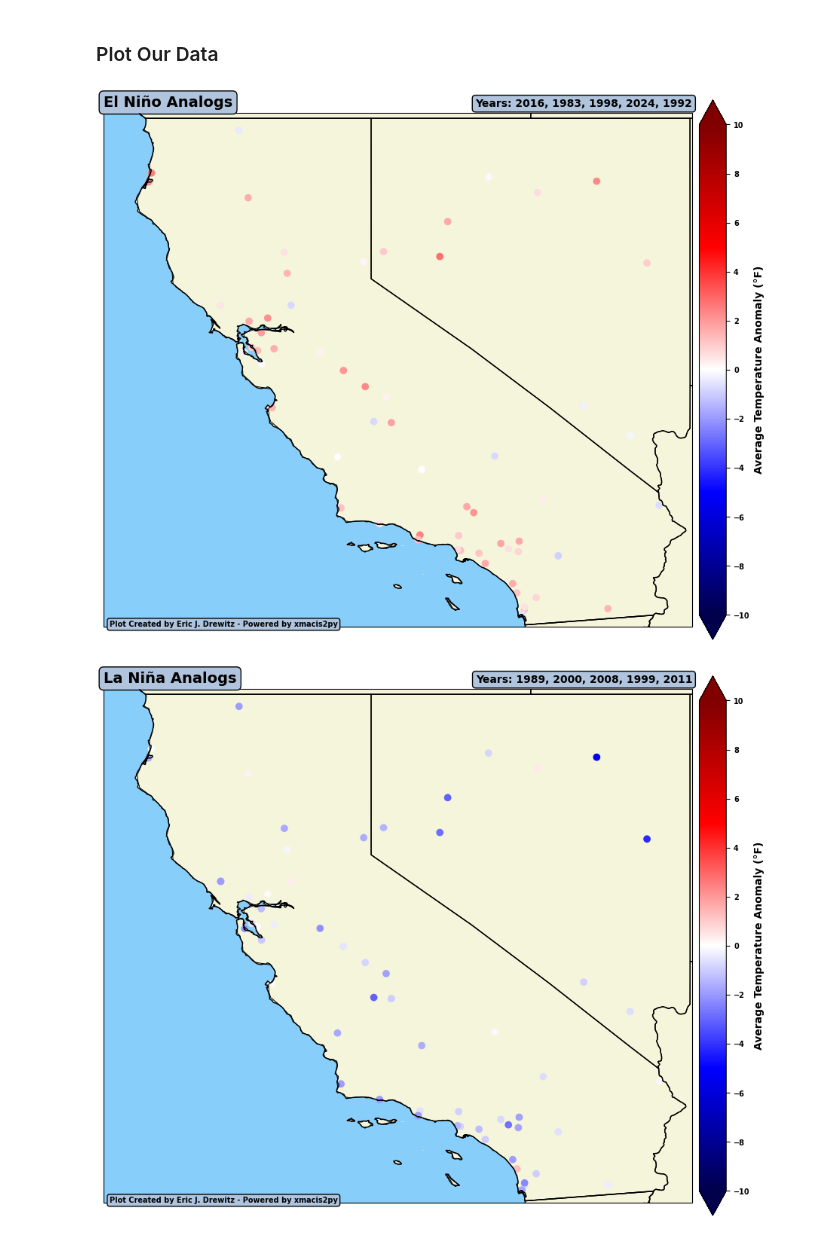
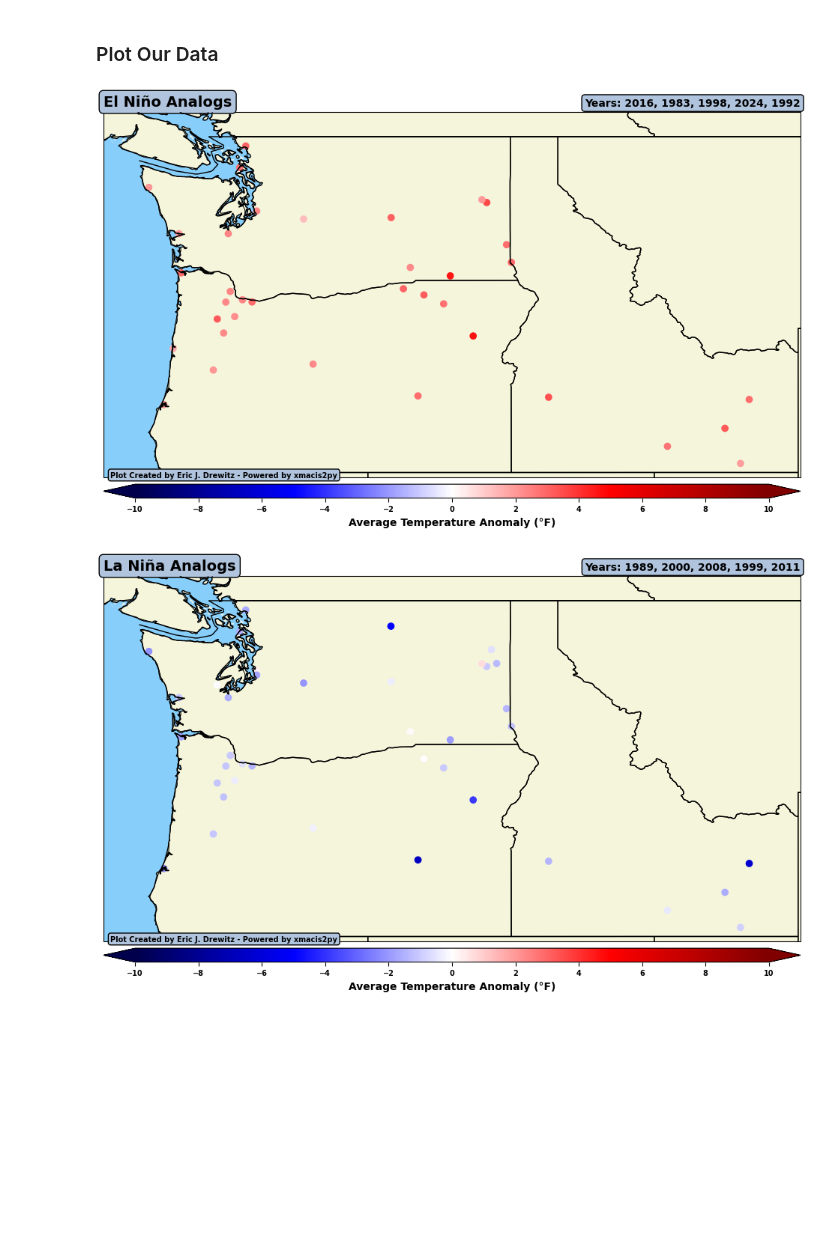
Before and after one commit to edrewitz/xmACIS2Py-Jupyter-Lab-Tutorials, a Jupyter notebook: Tutorials/enso_study.ipynb, the cells around one changed output. Drawn from its saved outputs; the diff is of its cells as text; code cells hidden in the pictures; blank space fills up the shorter version.

```diff
--- a/Tutorials/enso_study.ipynb
+++ b/Tutorials/enso_study.ipynb
@@ -375,34 +382,34 @@ la_nina
 # %%
 fig = plt.figure(figsize=(12,12))
 box = dict(boxstyle='round', facecolor='lightsteelblue')
 ax = fig.add_subplot(1,1,1, projection=ccrs.PlateCarree())
 # Set our bounds and data coordinate reference system
-ax.set_extent([-125, -114, 32.5, 42.1], ccrs.PlateCarree())
+ax.set_extent([-125.5, -111, 41.9, 49.5], ccrs.PlateCarree())
 
 # Add coastlines for the outline of the coasts
 ax.add_feature(cfeature.COASTLINE.with_scale('50m'), linewidth=0.75, zorder=9)
 
 # Add our country borders
 ax.add_feature(cfeature.BORDERS, linestyle='-', zorder=2)
 ax.add_feature(cfeature.STATES, linestyle='-', zorder=2)
 ax.add_feature(cfeature.LAND, facecolor='beige', zorder=1)
 ax.add_feature(cfeature.OCEAN, facecolor='lightskyblue', zorder=1)
 ax.set_title(f"El Niño Analogs", fontsize=14, fontweight='bold', loc='left', bbox=box)
 ax.set_title(f"Years: 2016, 1983, 1998, 2024, 1992", fontsize=10, fontweight='bold', loc='right', bbox=box)
 ax.text(0.01, 0, f"Plot Created by Eric J. Drewitz - Powered by xmacis2py", fontsize=7, zorder=10, fontweight='bold', transform=ax.transAxes, bbox=box)
 sc = ax.scatter(el_nino['Longitude'], el_nino['Latitude'], c=el_nino['anomaly'], cmap='seismic',
                 norm=mcolors.Normalize(vmin=-10, vmax=10, clip=True))
-cbar = fig.colorbar(sc, ax=ax, extend='both', pad=0.01, shrink=0.775)
+cbar = fig.colorbar(sc, ax=ax, extend='both', location='bottom', pad=0.01, aspect=50)
 cbar.set_ticks(np.arange(-10, 12, 2))
 cbar.set_label("Average Temperature Anomaly (°F)", fontweight='bold', fontsize=10)
 # %% [output]
-[figure, old version]
+[figure, new version]
 # %%
 fig = plt.figure(figsize=(12,12))
 box = dict(boxstyle='round', facecolor='lightsteelblue')
 ax = fig.add_subplot(1,1,1, projection=ccrs.PlateCarree())
 # Set our bounds and data coordinate reference system
-ax.set_extent([-125, -114, 32.5, 42.1], ccrs.PlateCarree())
+ax.set_extent([-125.5, -111, 41.9, 49.5], ccrs.PlateCarree())
 
 # Add coastlines for the outline of the coasts
 ax.add_feature(cfeature.COASTLINE.with_scale('50m'), linewidth=0.75, zorder=9)
@@ -417,8 +424,8 @@ ax.set_title(f"Years: 1989, 2000, 2008, 1999, 2011", fontsize=10, fontweight='bo
 ax.text(0.01, 0, f"Plot Created by Eric J. Drewitz - Powered by xmacis2py", fontsize=7, zorder=10, fontweight='bold', transform=ax.transAxes, bbox=box)
 sc = ax.scatter(la_nina['Longitude'], la_nina['Latitude'], c=la_nina['anomaly'], cmap='seismic',
                 norm=mcolors.Normalize(vmin=-10, vmax=10, clip=True))
-cbar = fig.colorbar(sc, ax=ax, extend='both', pad=0.01, shrink=0.775)
+cbar = fig.colorbar(sc, ax=ax, extend='both', location='bottom', pad=0.01, aspect=50)
 cbar.set_ticks(np.arange(-10, 12, 2))
 cbar.set_label("Average Temperature Anomaly (°F)", fontweight='bold', fontsize=10)
 # %% [output]
-[figure, old version]
+[figure, new version]
```
Also changed, not shown: parts of 9 cells of this notebook.
